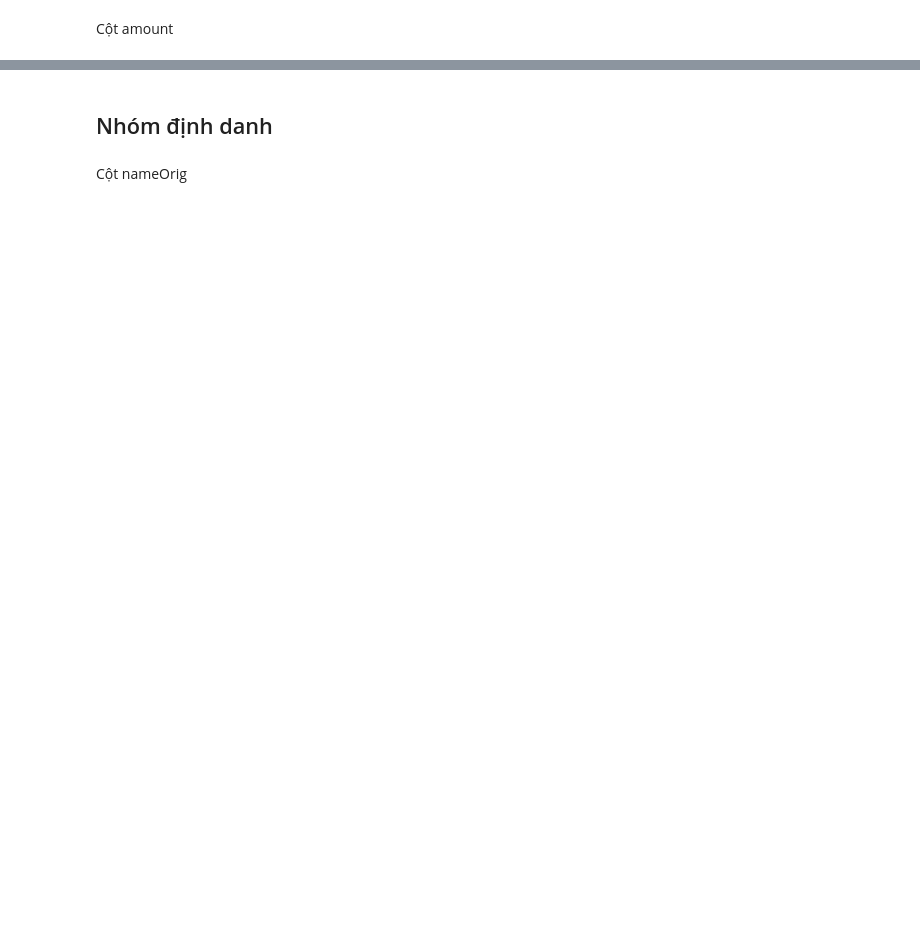
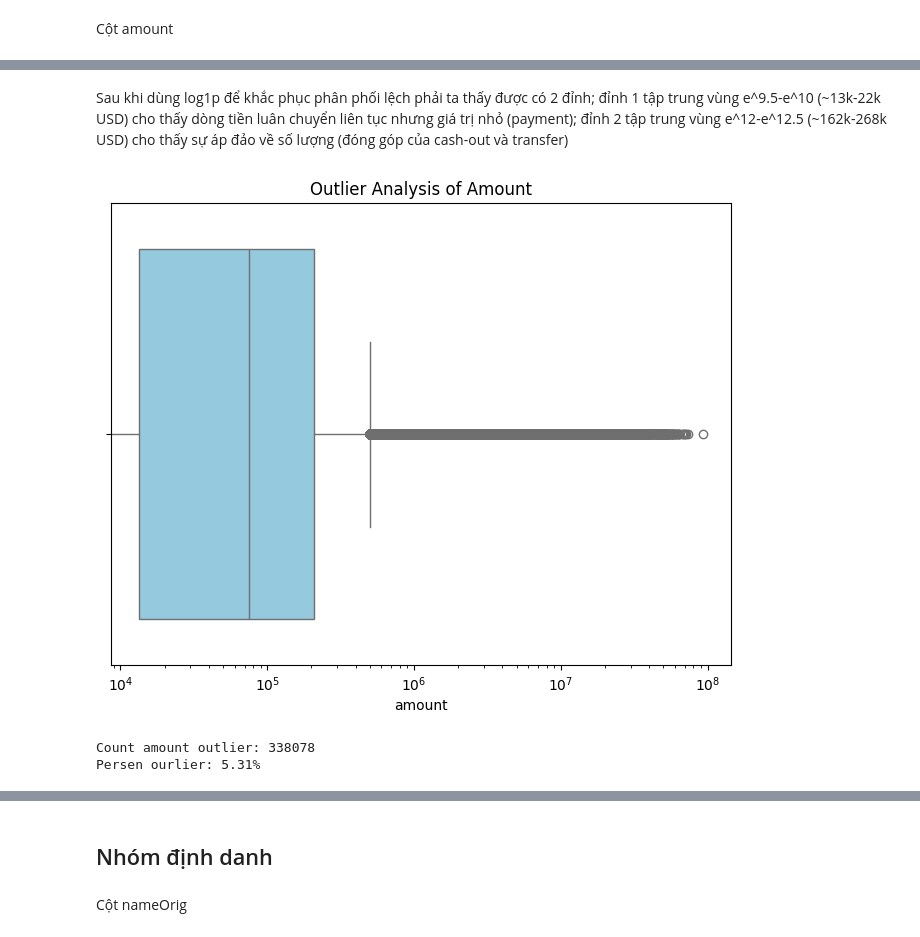
Before and after one commit to huudang-de/fraud-detection-paysim, a Jupyter notebook: notebooks/01_eda.ipynb, the cells around one changed output, grey strips where cells are left out. Drawn from its saved outputs; the diff is of its cells as text; code cells hidden in the pictures; blank space fills up the shorter version.

```diff
--- a/notebooks/01_eda.ipynb
+++ b/notebooks/01_eda.ipynb
@@ -212,0 +275,10 @@ Cột amount
+# %% [markdown]
+Sau khi dùng log1p để khắc phục phân phối lệch phải ta thấy được có 2 đỉnh; đỉnh 1 tập trung vùng e^9.5-e^10 (~13k-22k USD) cho thấy dòng tiền luân chuyển liên tục nhưng giá trị nhỏ (payment); đỉnh 2 tập trung vùng e^12-e^12.5 (~162k-268k USD) cho thấy sự áp đảo về số lượng (đóng góp của cash-out và transfer)
+# %%
+plt.figure(figsize=(8, 6))
+sns.boxplot(x=df['amount'], color= 'skyblue')
+plt.xscale('log')
+plt.title('Outlier Analysis of Amount')
+plt.show()
+# %% [output]
+[figure, added]
@@ -212,0 +290,7 @@ Cột amount
+# %%
+outliers = df[df['amount'] > upper_bound]
+print(f"Count amount outlier: {len(outliers)}")
+print(f"Persen ourlier: {len(outliers)/len(df)*100:.2f}%")
+# %% [output]
+Count amount outlier: 338078
+Persen ourlier: 5.31%
```
Also changed, not shown: parts of 21 cells of this notebook.
